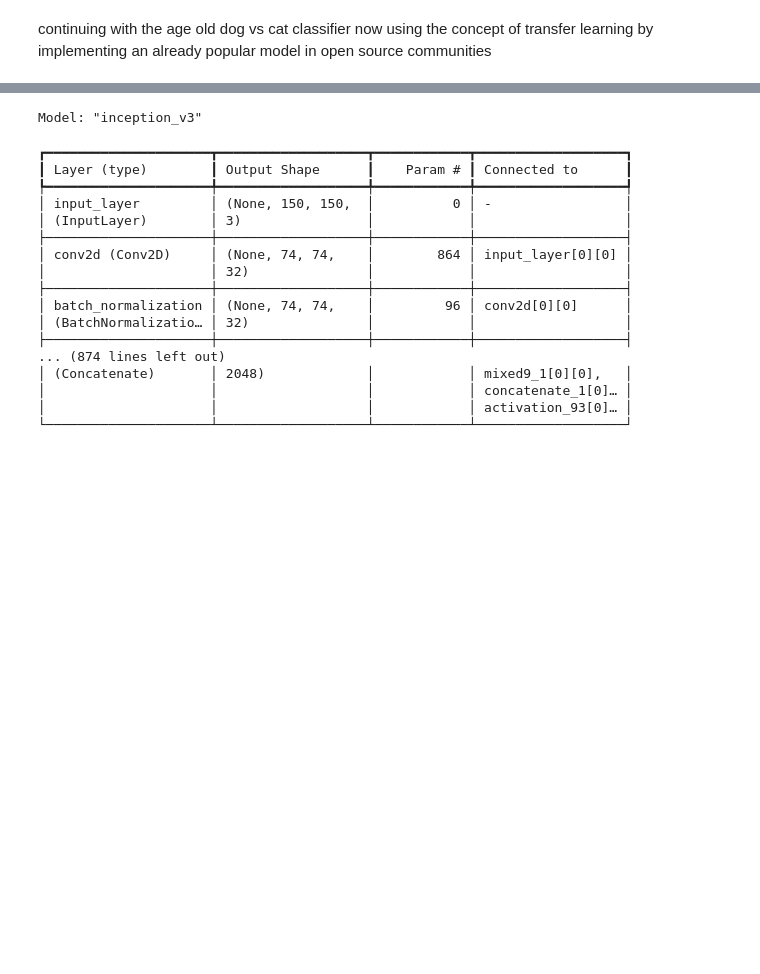
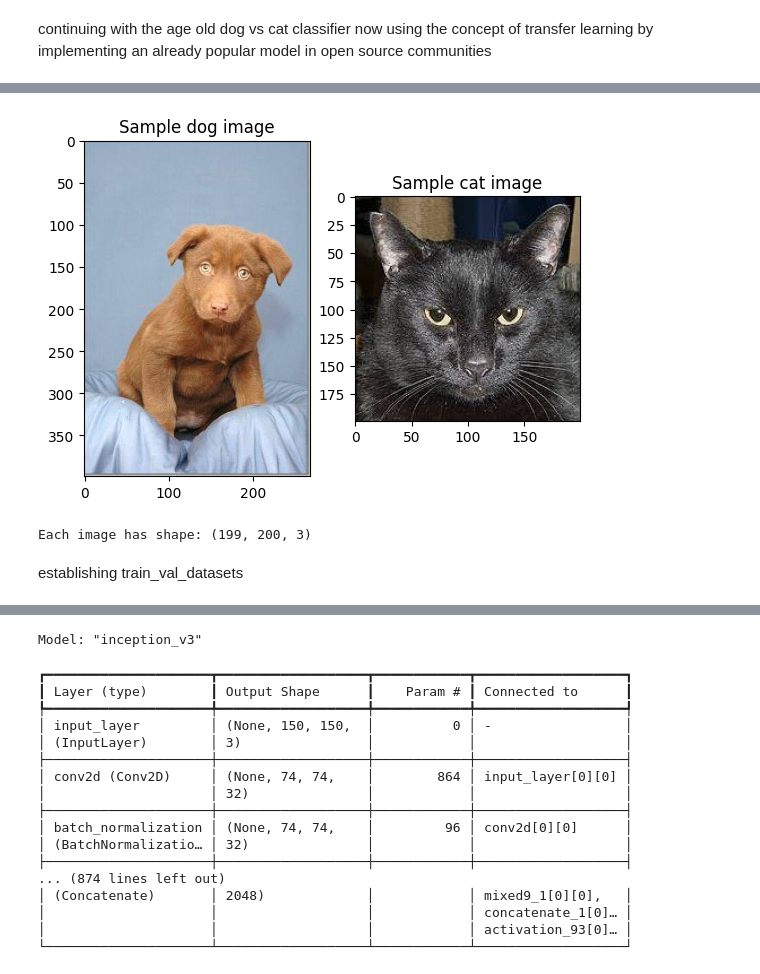
Before and after one commit to PranavU-Coder/personal_DL, a Jupyter notebook: transfer_learning/inception_use.ipynb, the cells around one changed output, grey strips where cells are left out. Cells and saved outputs as stored; diff of their text form; code cells hidden in the pictures; blank space fills up the shorter version.

```diff
--- a/transfer_learning/inception_use.ipynb
+++ b/transfer_learning/inception_use.ipynb
@@ -14,0 +34,22 @@ from ipywidgets import widgets
+# %%
+sample_image_dog  = tf.keras.preprocessing.image.load_img(os.path.join(train_dogs_dir, os.listdir(train_dogs_dir)[0]))
+sample_image_cat  = tf.keras.preprocessing.image.load_img(os.path.join(train_cats_dir, os.listdir(train_cats_dir)[0]))
+
+ax = plt.subplot(1,2,1)
+ax.imshow(sample_image_dog)
+ax.set_title('Sample dog image')
+
+ax = plt.subplot(1,2,2)
+ax.imshow(sample_image_cat)
+ax.set_title('Sample cat image')
+plt.show()
+# %% [output]
+[figure, added]
+# %%
+sample_array = tf.keras.preprocessing.image.img_to_array(sample_image_cat)
+
+print(f"Each image has shape: {sample_array.shape}")
+# %% [output]
+Each image has shape: (199, 200, 3)
+# %% [markdown]
+establishing train_val_datasets
```
Also changed, not shown: parts of 33 cells of this notebook, 1 other file.
